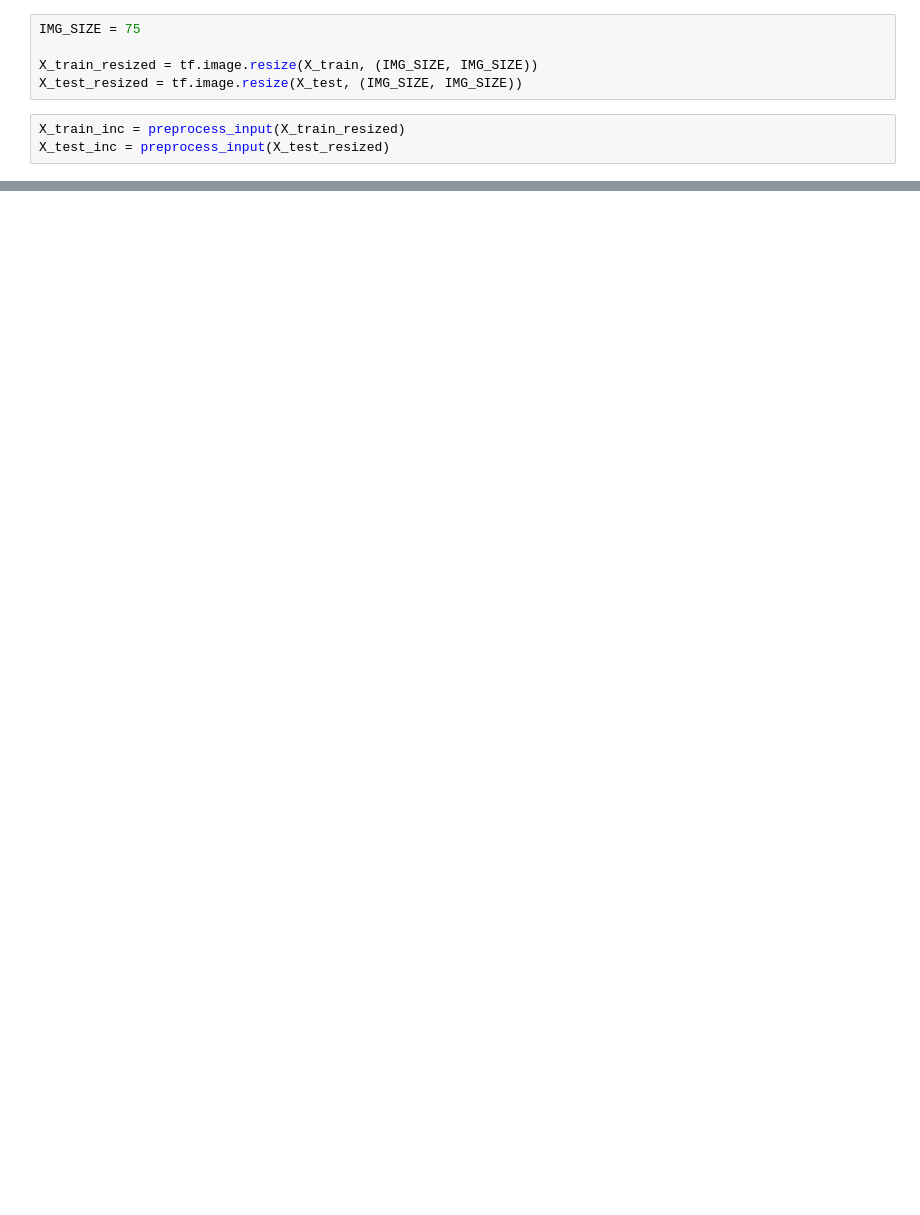
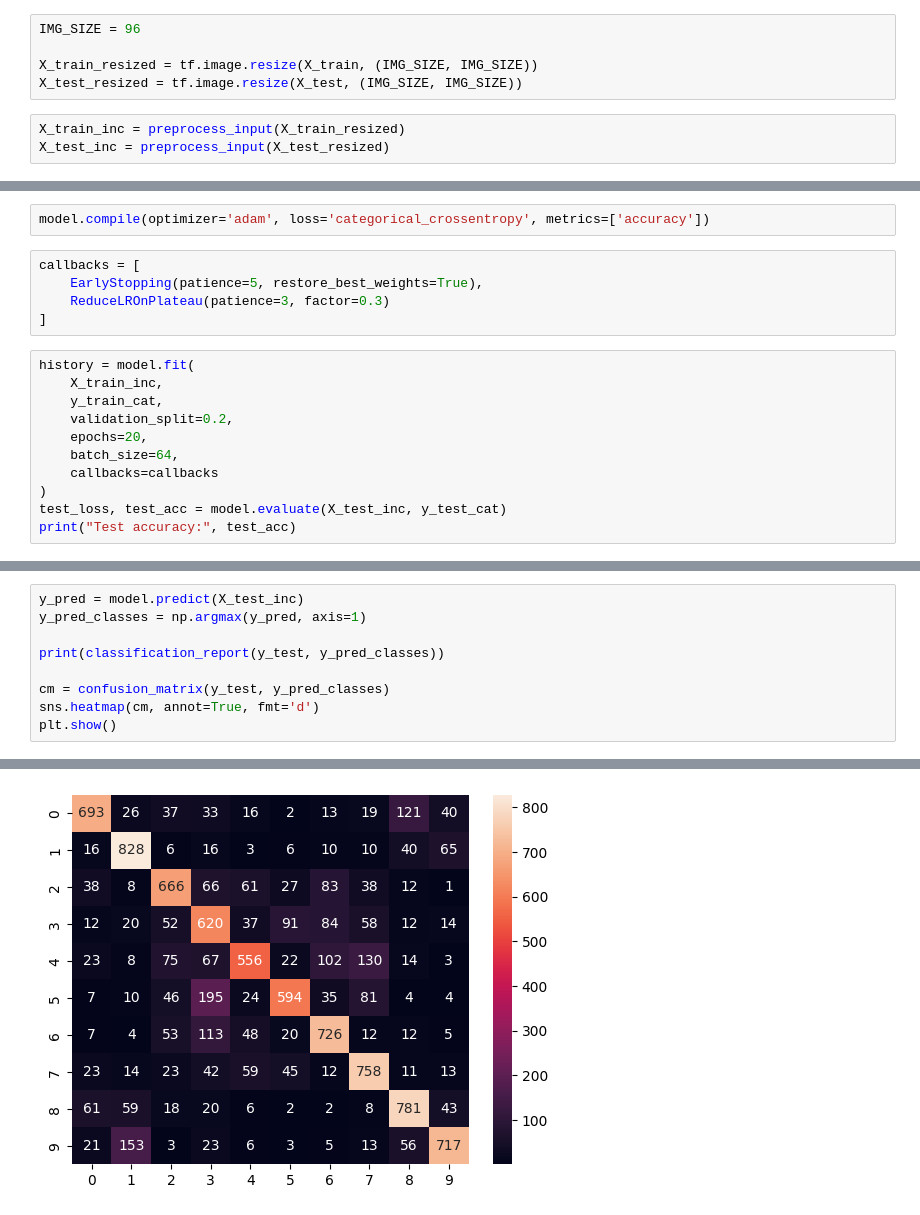
Before and after one commit to HelenaGomezV/project-deep-learning-image-classification-with-cnn-and-transfer-learning, a Jupyter notebook: image_clasification_inception.ipynb, the cells around one changed output, grey strips where cells are left out. Drawn from its saved outputs; the diff is of its cells as text; blank space fills up the shorter version.

```diff
--- a/image_clasification_inception.ipynb
+++ b/image_clasification_inception.ipynb
@@ -20,5 +23,5 @@ y_test_cat = to_categorical(y_test, num_classes)
 # %%
-IMG_SIZE = 75
+IMG_SIZE = 96
 
 X_train_resized = tf.image.resize(X_train, (IMG_SIZE, IMG_SIZE))
 X_test_resized = tf.image.resize(X_test, (IMG_SIZE, IMG_SIZE))
@@ -33,0 +52,18 @@ data_augmentation = tf.keras.Sequential([
+# %%
+model.compile(optimizer='adam', loss='categorical_crossentropy', metrics=['accuracy'])
+# %%
+callbacks = [
+    EarlyStopping(patience=5, restore_best_weights=True),
+    ReduceLROnPlateau(patience=3, factor=0.3)
+]
+# %%
+history = model.fit(
+    X_train_inc,
+    y_train_cat,
+    validation_split=0.2,
+    epochs=20,
+    batch_size=64,
+    callbacks=callbacks
+)
+test_loss, test_acc = model.evaluate(X_test_inc, y_test_cat)
+print("Test accuracy:", test_acc)
@@ -33,0 +91,10 @@ data_augmentation = tf.keras.Sequential([
+# %%
+y_pred = model.predict(X_test_inc)
+y_pred_classes = np.argmax(y_pred, axis=1)
+
+print(classification_report(y_test, y_pred_classes))
+
+cm = confusion_matrix(y_test, y_pred_classes)
+sns.heatmap(cm, annot=True, fmt='d')
+plt.show()
+# %% [output]
@@ -33,0 +118 @@ data_augmentation = tf.keras.Sequential([
+[figure, added]
```
Also changed, not shown: parts of 11 cells of this notebook.
